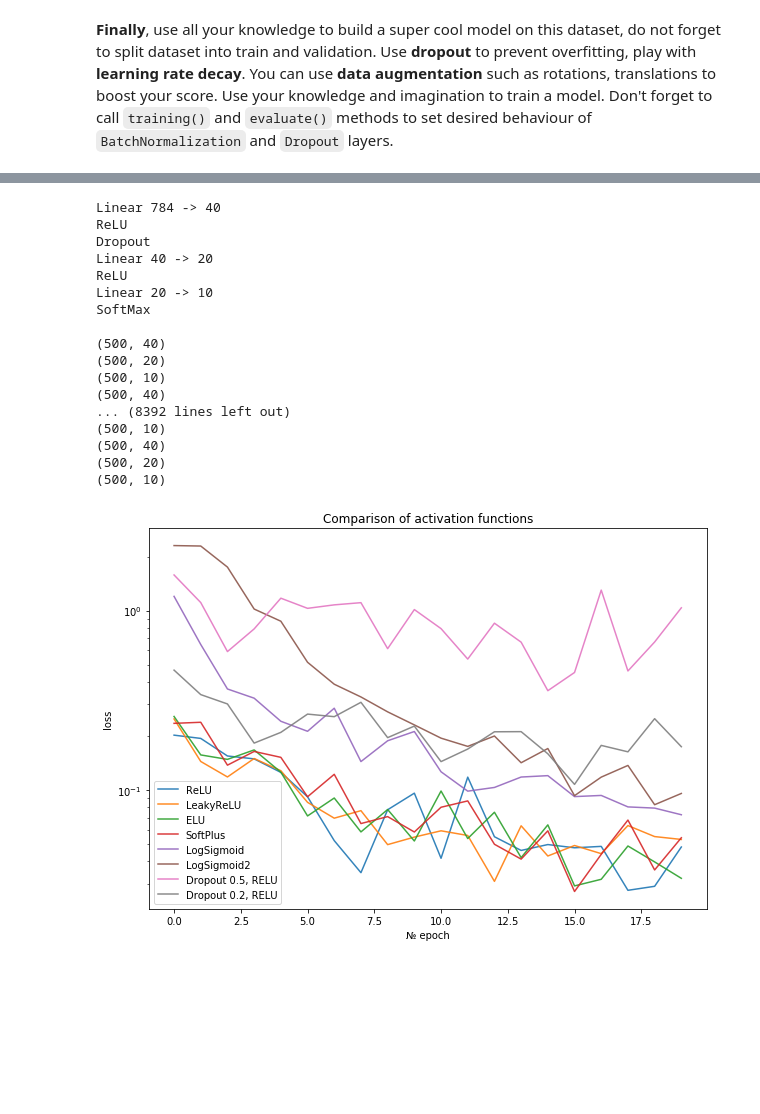
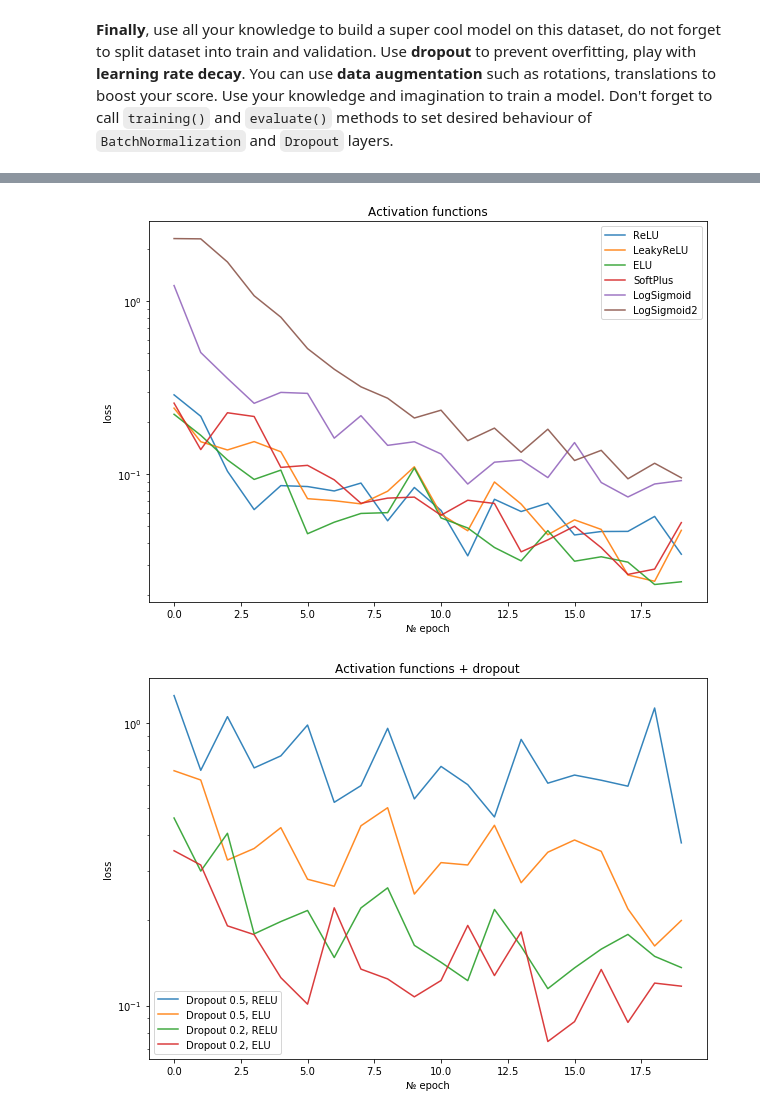
Before and after one commit to ivm23/ml, a Jupyter notebook: home_work/homework_main.ipynb, the cells around one changed output, grey strips where cells are left out. Saved outputs shown, nothing was run; the diff lists cells and outputs as text; code cells hidden in the pictures; blank space fills up the shorter version.

Commit message:
Update homework_main.ipynb
separate graphics and fix print

```diff
--- a/home_work/homework_main.ipynb
+++ b/home_work/homework_main.ipynb
@@ -522,3 +375,15 @@ SoftMax
+# %%
+net = Sequential()
+net.add(Linear(X.shape[1], 40))
+net.add(ELU())
+net.add(Dropout(p=0.5))
+net.add(Linear(40, 20))
+net.add(ELU())
+net.add(Linear(20, 10))
+net.add(SoftMax())
+
+criterion = ClassNLLCriterionUnstable()
+loss_history_dropout0_5_ELU = train(X, y, net)
 # %%
 net = Sequential()
 net.add(Linear(X.shape[1], 40))
@@ -530,43 +395,48 @@ net.add(Linear(20, 10))
 net.add(SoftMax())
 
 criterion = ClassNLLCriterionUnstable()
-
-print(net)
-
 loss_history_dropout0_2 = train(X, y, net)
-# %% [output]
-Linear 784 -> 40
-ReLU
-Dropout
-Linear 40 -> 20
-ReLU
-Linear 20 -> 10
-SoftMax
-
-(500, 40)
-(500, 20)
-(500, 10)
-(500, 40)
-... (8392 lines left out)
-(500, 10)
-(500, 40)
-(500, 20)
-(500, 10)
+# %%
+net = Sequential()
+net.add(Linear(X.shape[1], 40))
+net.add(ELU())
+net.add(Dropout(p=0.2))
+net.add(Linear(40, 20))
+net.add(ELU())
+net.add(Linear(20, 10))
+net.add(SoftMax())
+
+criterion = ClassNLLCriterionUnstable()
+loss_history_dropout0_2_ELU = train(X, y, net)
 # %%
 plt.figure(figsize=(10, 7))
-plt.title("Comparison of activation functions")
+plt.title("Activation functions")
 plt.xlabel("№ epoch")
 plt.ylabel("loss")
 plt.yscale('log')
 plt.plot(loss_history_relu, alpha=0.9, label = 'ReLU')
 plt.plot(loss_history_leakyRelu, alpha=0.9, label = 'LeakyReLU')
 plt.plot(loss_history_elu, alpha=0.9, label = 'ELU')
 plt.plot(loss_history_softPlus, alpha=0.9, label = 'SoftPlus')
 plt.plot(loss_history_logSigmoid, alpha=0.9, label = 'LogSigmoid')
 plt.plot(loss_history_logSigmoid2, alpha=0.9, label = 'LogSigmoid2')
-plt.plot(loss_history_dropout0_5, alpha=0.9, label = 'Dropout 0.5, RELU')
-plt.plot(loss_history_dropout0_2, alpha=0.9, label = 'Dropout 0.2, RELU')
+
 plt.legend()
 plt.show()
+
+plt.figure(figsize=(10, 7))
+plt.title("Activation functions + dropout")
+plt.xlabel("№ epoch")
+plt.ylabel("loss")
+plt.yscale('log')
+plt.plot(loss_history_dropout0_5, alpha=0.9, label = 'Dropout 0.5, RELU')
+plt.plot(loss_history_dropout0_5_ELU, alpha=0.9, label = 'Dropout 0.5, ELU')
+plt.plot(loss_history_dropout0_2, alpha=0.9, label = 'Dropout 0.2, RELU')
+plt.plot(loss_history_dropout0_2_ELU, alpha=0.9, label = 'Dropout 0.2, ELU')
+
+
+plt.legend()
+plt.show()
 # %% [output]
-[figure, old version]
+[figure, new version]
+[figure, added]
```
Also changed, not shown: parts of 9 cells of this notebook.
